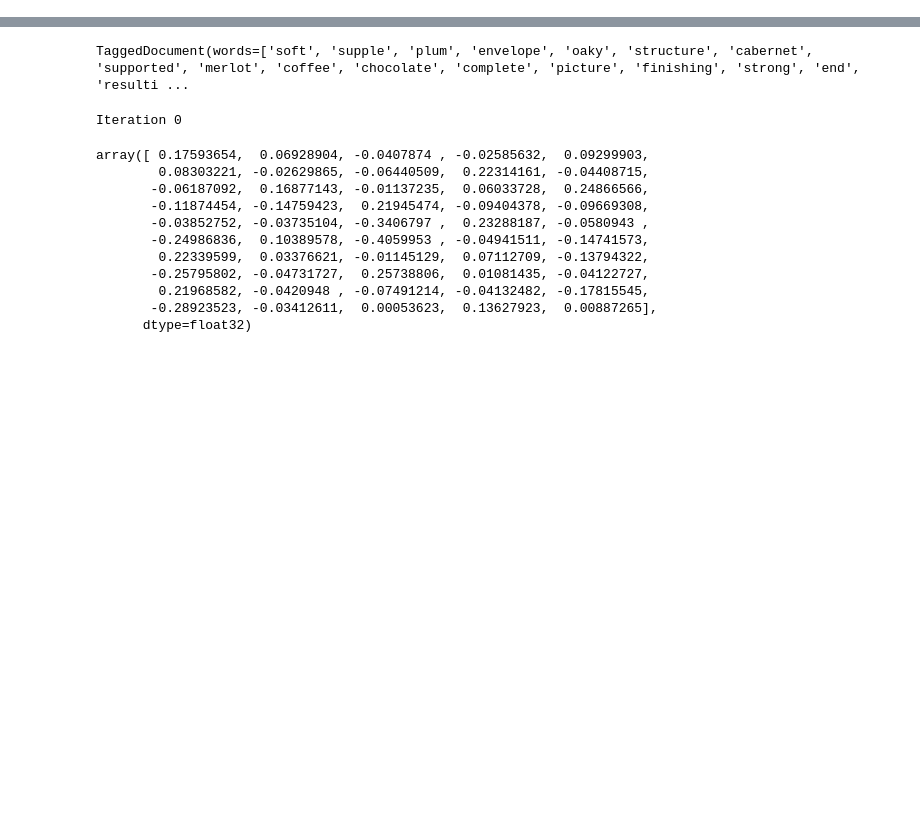
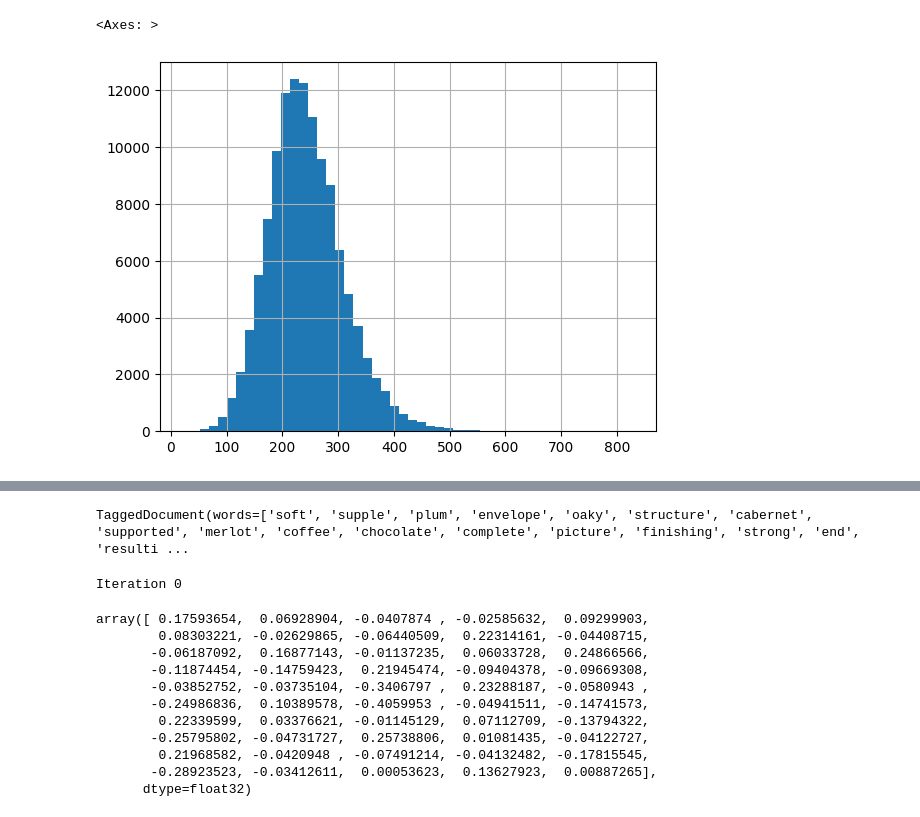
Before and after one commit to Cashaqu/wine_advisor, a Jupyter notebook: draft_3.ipynb, the cells around one changed output, grey strips where cells are left out. Saved outputs shown, nothing was run; the diff lists cells and outputs as text; code cells hidden in the pictures; blank space fills up the shorter version.

Commit message:
comments and description

```diff
--- a/draft_3.ipynb
+++ b/draft_3.ipynb
@@ -13,2 +29,2 @@ df = pd.read_csv('./data/wine_reviews.csv')
 # %%
-df['description'][10]
+df.drop_duplicates(subset='description', keep="last", inplace=True)
@@ -16,0 +47,7 @@ df['description'][10]
+# %%
+df['len_description'] = df['description'].apply(lambda x: len(x))
+# %%
+df['len_description'].hist(bins=50)
+# %% [output]
+<Axes: >
+[figure, added]
```
Also changed, not shown: parts of 9 cells of this notebook, 10 other files.
